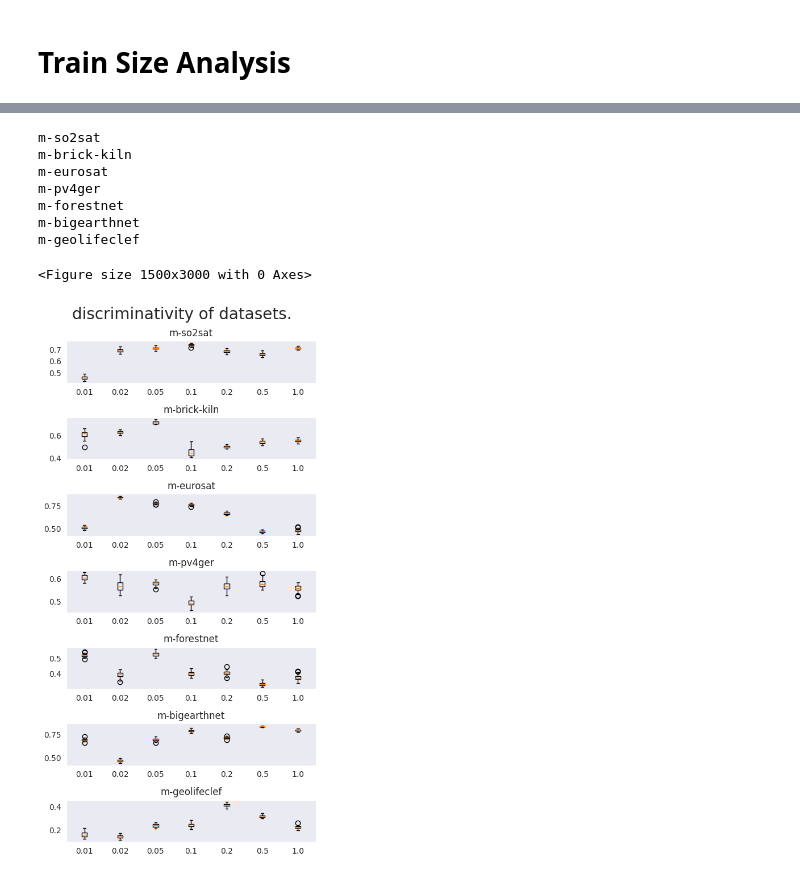
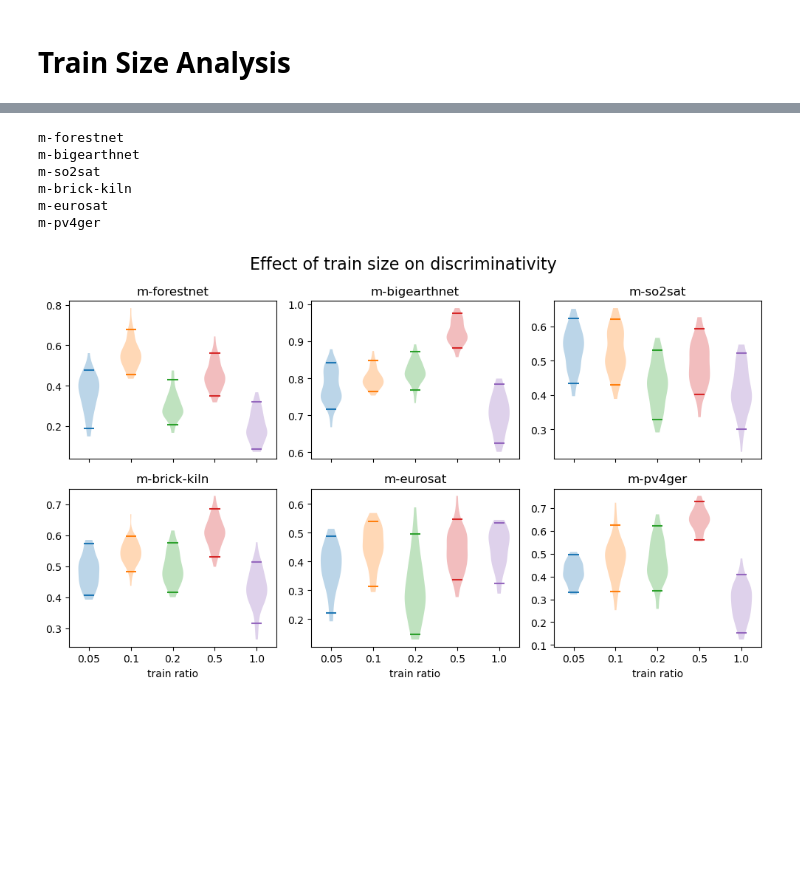
Before and after one commit to ServiceNow/geo-bench, a Jupyter notebook: ccb/experiment/parse_results.ipynb, the cells around one changed output, grey strips where cells are left out. Drawn from its saved outputs; the diff is of its cells as text; code cells hidden in the pictures; blank space fills up the shorter version.

Commit message:
adapt discriminativity to refactor

```diff
--- a/ccb/experiment/parse_results.ipynb
+++ b/ccb/experiment/parse_results.ipynb
@@ -65,60 +67,13 @@ plt.savefig(Path.home() / "figures" / "training time.png", bbox_inches="tight")
-# %%
-# old code, just keep it here for now.
-
-
-
-def plot_discriminative_metric(df, metric="test metric", n_largest=3):
-    models = df["model"].unique()
-    datasets = df['dataset'].unique()
-    train_ratios = np.sort(df['train ratio'].unique())
-
-    fig, axes = plt.subplots( len(datasets), 1)
-    fig.suptitle("discriminativity of datasets.", fontsize=20)
-
-
-    for i, dataset in enumerate(datasets):
-
-        print(dataset)
-        discr_val = []
-        for k, train_ratio in enumerate(train_ratios):
-
-            # print(f"  train ratio : {train_ratio}")
-
-            all_scores = []
-            for j, model in enumerate(models):
-                sub_df = df[(df["dataset"] == dataset) & (df['train ratio'] == train_ratio) & (df['model'] == model)]
-                sub_df = sub_df.nlargest(n_largest, columns="val metric")
-                scores = sub_df[metric].to_numpy()
-                if len(scores) == 0:
-                    print(f"  train ration: {train_ratio}: missing {model}")
-                # print(f"    {j}: {scores}")
-                all_scores.append(scores)
-
-            # pw_entr = pairwise_entropy(all_scores)
-
-            pw_entr_list = boostrap_pw_entropy(all_scores, repeat=50, std_ratio=0.2, replace=False)
-            # print(f"    pw entr: {pw_entr}")
-            axes[i].boxplot(1 - np.array(pw_entr_list), positions=[k])
-
-            # discr_val.append(1 - pw_entr)
-
-        axes[i].set_title(f"{dataset}")
-        # axes[i].set_ylim((0.5,1))
-        # axes[i].plot(np.arange(len(discr_val)), discr_val, marker='.')
-        axes[i].set_xticklabels([str(trn_ratio) for trn_ratio in train_ratios])
-    fig.tight_layout()
-
-
-plt.figure(figsize=(5, 10), dpi=300)
-plot_discriminative_metric(df, metric="val metric", n_largest=100)
-plt.savefig(Path.home() / "figures" / "discriminativity.png", bbox_inches="tight")
-# %% [output]
-m-so2sat
-m-brick-kiln
-m-eurosat
-m-pv4ger
-m-forestnet
-m-bigearthnet
-m-geolifeclef
-<Figure size 1500x3000 with 0 Axes>
-[figure, removed]
+# %%
+df_filtered = df[~df.model.isin(("conv4", "millionaid resnet50", "ssl moco resnet18", "ssl moco resnet50", "vit-tiny"))]
+
+parse_results.plot_discriminative_metric(df_filtered, metric="val metric", n_largest=100, fig_size=(10,6))
+plt.savefig(Path.home() / "figures" / "discriminativity.png", bbox_inches="tight")
+# %% [output]
+m-forestnet
+m-bigearthnet
+m-so2sat
+m-brick-kiln
+m-eurosat
+m-pv4ger
+[figure, added]
```
Also changed, not shown: parts of 13 cells of this notebook, 3 other files.
